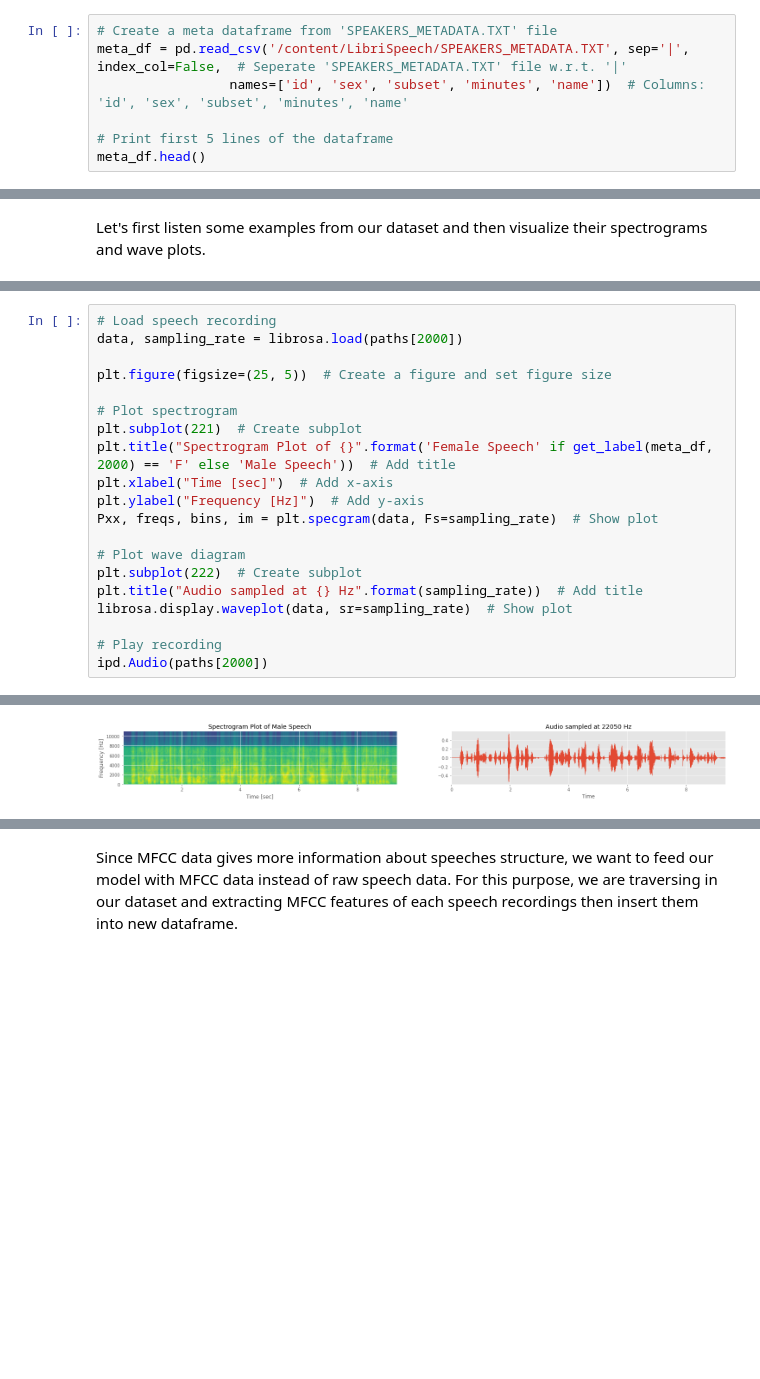
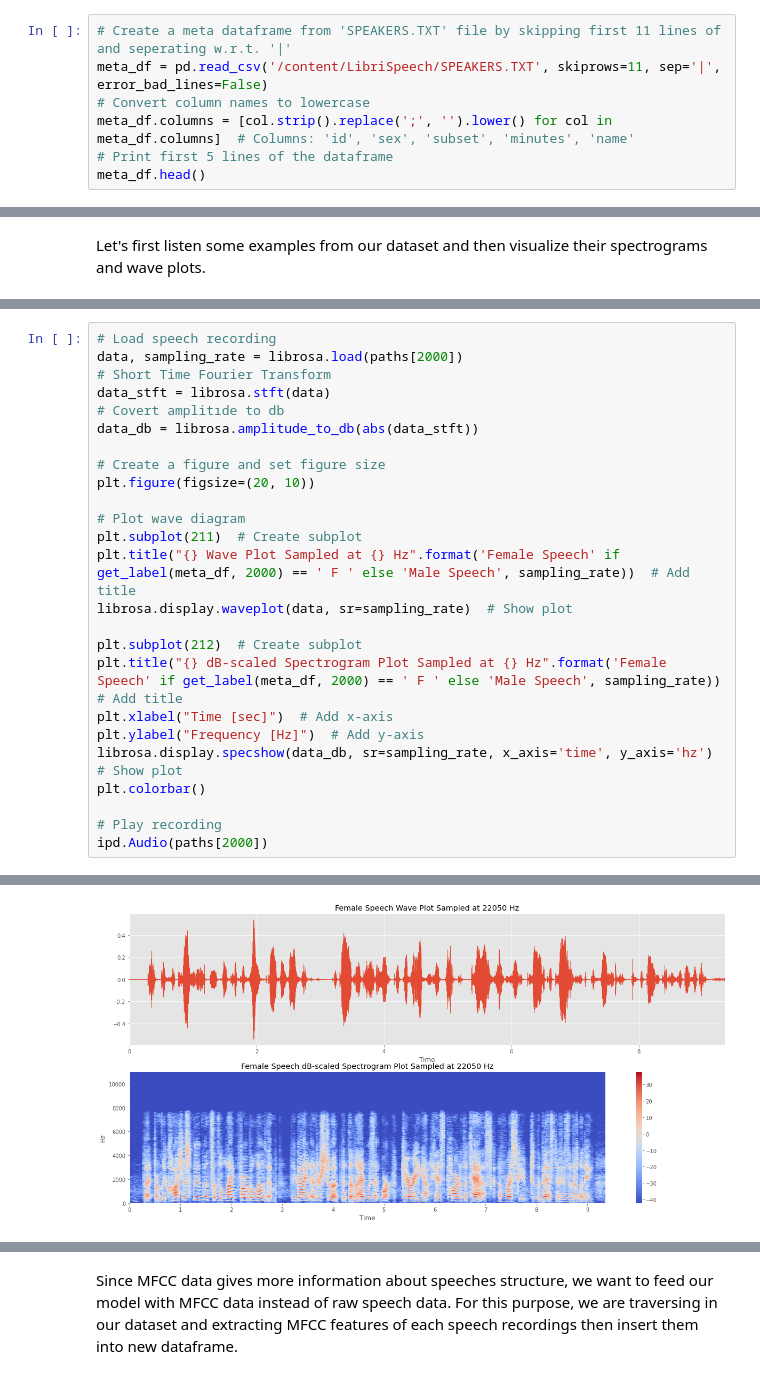
Before and after one commit to erdemuysalx/gender_classification, a Jupyter notebook: gender_classification.ipynb, the cells around one changed output, grey strips where cells are left out. Drawn from its saved outputs; the diff is of its cells as text; blank space fills up the shorter version.

```diff
--- a/gender_classification.ipynb
+++ b/gender_classification.ipynb
@@ -75,8 +50,8 @@ SPEAKERS.TXT file contains all of the meta data about the speakers. However it a
 # %%
-# Create a meta dataframe from 'SPEAKERS_METADATA.TXT' file
-meta_df = pd.read_csv('/content/LibriSpeech/SPEAKERS_METADATA.TXT', sep='|', index_col=False,  # Seperate 'SPEAKERS_METADATA.TXT' file w.r.t. '|'
-                 names=['id', 'sex', 'subset', 'minutes', 'name'])  # Columns: 'id', 'sex', 'subset', 'minutes', 'name'
-
+# Create a meta dataframe from 'SPEAKERS.TXT' file by skipping first 11 lines of and seperating w.r.t. '|'
+meta_df = pd.read_csv('/content/LibriSpeech/SPEAKERS.TXT', skiprows=11, sep='|', error_bad_lines=False)
+# Convert column names to lowercase
+meta_df.columns = [col.strip().replace(';', '').lower() for col in meta_df.columns]  # Columns: 'id', 'sex', 'subset', 'minutes', 'name'
 # Print first 5 lines of the dataframe
 meta_df.head()
 # %% [output]
@@ -215,24 +207,29 @@ ipd.Audio(paths[1])
 # %%
 # Load speech recording
 data, sampling_rate = librosa.load(paths[2000])
+# Short Time Fourier Transform
+data_stft = librosa.stft(data)
+# Covert amplitıde to db
+data_db = librosa.amplitude_to_db(abs(data_stft))
 
-plt.figure(figsize=(25, 5))  # Create a figure and set figure size
+# Create a figure and set figure size
+plt.figure(figsize=(20, 10))
 
-# Plot spectrogram
-plt.subplot(221)  # Create subplot
-plt.title("Spectrogram Plot of {}".format('Female Speech' if get_label(meta_df, 2000) == 'F' else 'Male Speech'))  # Add title
+# Plot wave diagram
+plt.subplot(211)  # Create subplot
+plt.title("{} Wave Plot Sampled at {} Hz".format('Female Speech' if get_label(meta_df, 2000) == ' F ' else 'Male Speech', sampling_rate))  # Add title
+librosa.display.waveplot(data, sr=sampling_rate)  # Show plot
+
+plt.subplot(212)  # Create subplot
+plt.title("{} dB-scaled Spectrogram Plot Sampled at {} Hz".format('Female Speech' if get_label(meta_df, 2000) == ' F ' else 'Male Speech', sampling_rate))  # Add title
 plt.xlabel("Time [sec]")  # Add x-axis
 plt.ylabel("Frequency [Hz]")  # Add y-axis
-Pxx, freqs, bins, im = plt.specgram(data, Fs=sampling_rate)  # Show plot
-
-# Plot wave diagram
-plt.subplot(222)  # Create subplot
-plt.title("Audio sampled at {} Hz".format(sampling_rate))  # Add title
-librosa.display.waveplot(data, sr=sampling_rate)  # Show plot
+librosa.display.specshow(data_db, sr=sampling_rate, x_axis='time', y_axis='hz')  # Show plot
+plt.colorbar()
 
 # Play recording
 ipd.Audio(paths[2000])
 # %% [output]
 [interactive output not drawn]
-[figure, old version]
+[figure, new version]
 # %% [markdown]
```
Also changed, not shown: parts of 65 cells of this notebook.
